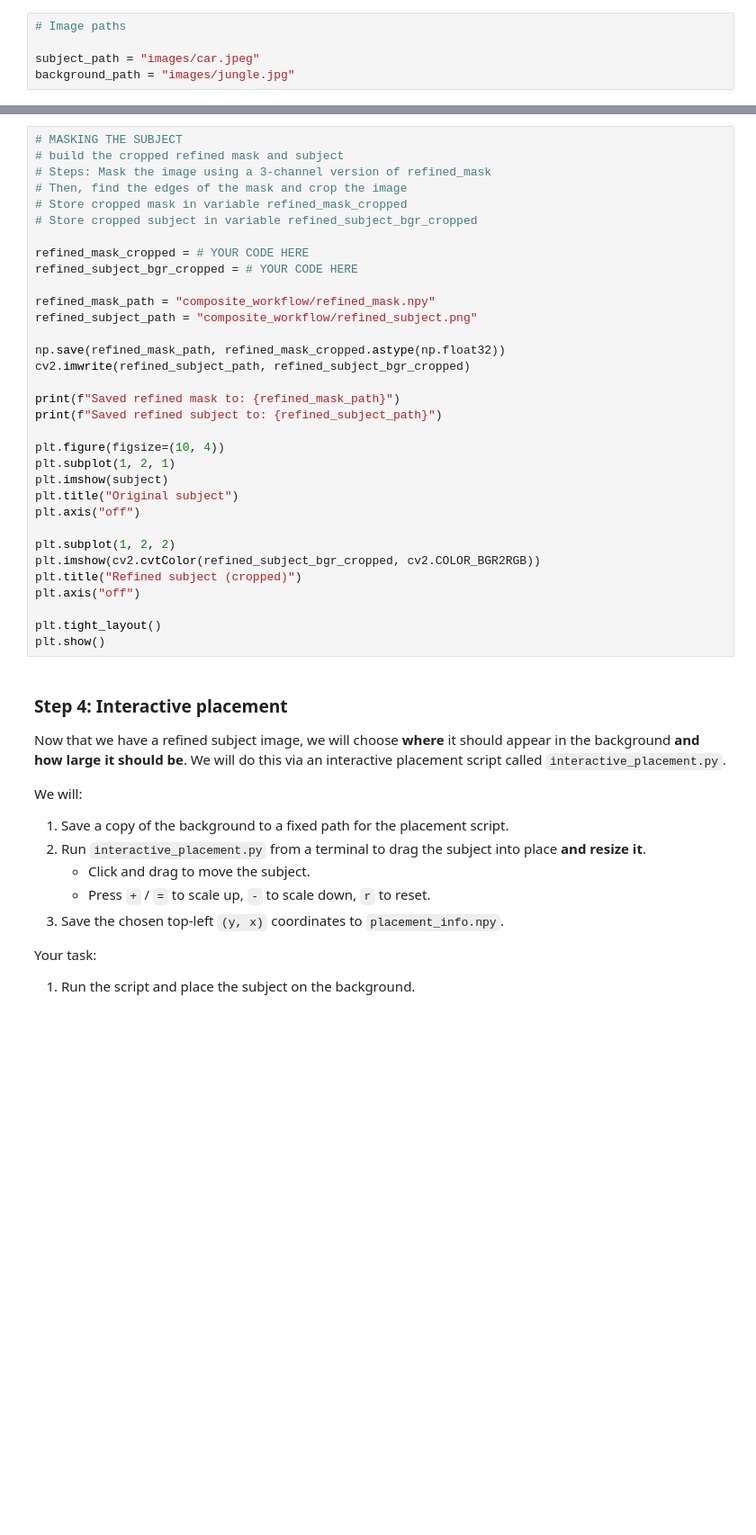
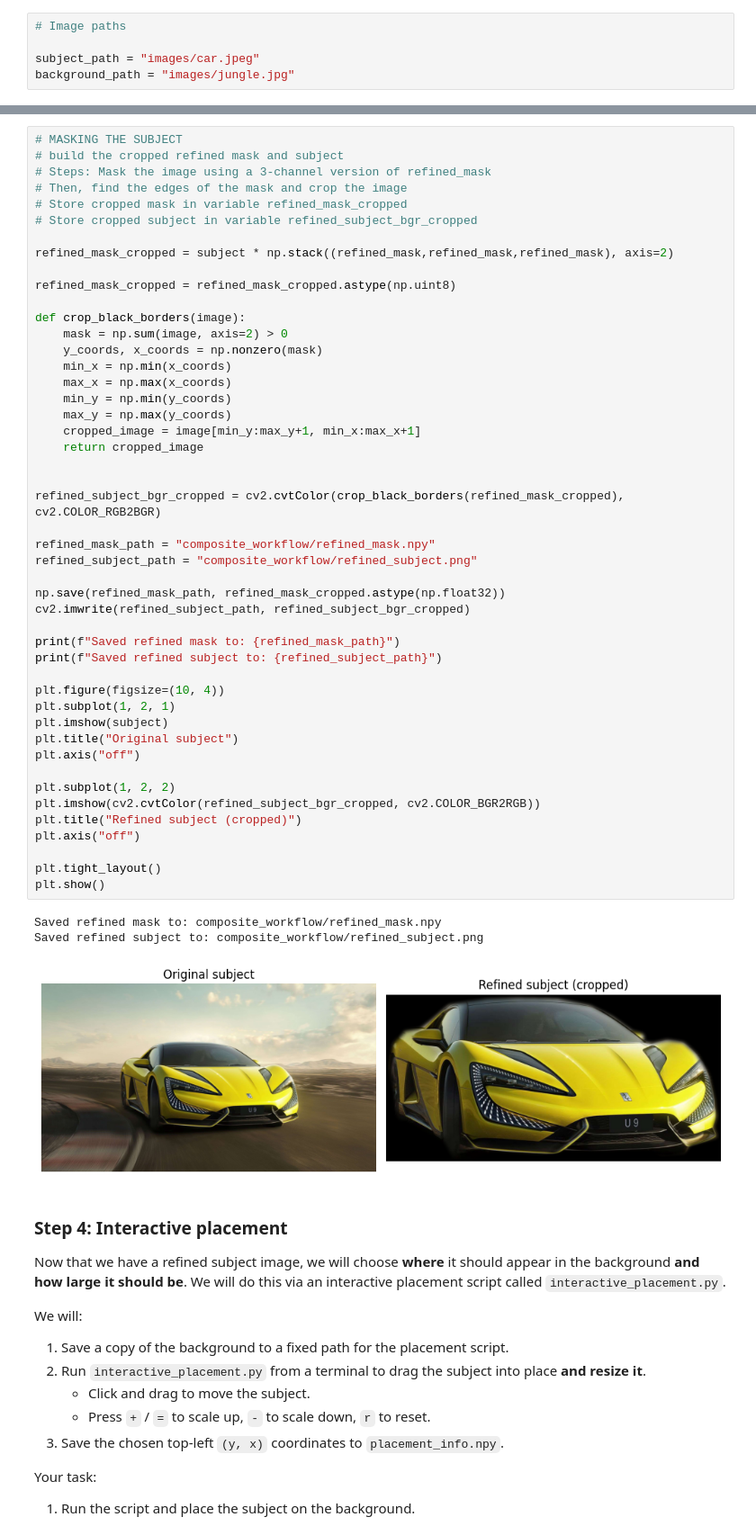
Before and after one commit to Vardan2009/Discover-Comp-Photo, a Jupyter notebook: 04-Composites/composite_tutorial.ipynb, the cells around one changed output, grey strips where cells are left out. Shown at 90% size. Saved outputs shown, nothing was run; the diff lists cells and outputs as text; blank space fills up the shorter version.

Commit message:
Composite

```diff
--- a/04-Composites/composite_tutorial.ipynb
+++ b/04-Composites/composite_tutorial.ipynb
@@ -148,35 +163,53 @@ plt.show()
 # MASKING THE SUBJECT
 # build the cropped refined mask and subject
 # Steps: Mask the image using a 3-channel version of refined_mask
 # Then, find the edges of the mask and crop the image
 # Store cropped mask in variable refined_mask_cropped
 # Store cropped subject in variable refined_subject_bgr_cropped
 
-refined_mask_cropped = # YOUR CODE HERE
-refined_subject_bgr_cropped = # YOUR CODE HERE
+refined_mask_cropped = subject * np.stack((refined_mask,refined_mask,refined_mask), axis=2)
+
+refined_mask_cropped = refined_mask_cropped.astype(np.uint8)
+
+def crop_black_borders(image):
+    mask = np.sum(image, axis=2) > 0
+    y_coords, x_coords = np.nonzero(mask)
+    min_x = np.min(x_coords)
+    max_x = np.max(x_coords)
+    min_y = np.min(y_coords)
+    max_y = np.max(y_coords)
+    cropped_image = image[min_y:max_y+1, min_x:max_x+1]
+    return cropped_image
+
+
+refined_subject_bgr_cropped = cv2.cvtColor(crop_black_borders(refined_mask_cropped), cv2.COLOR_RGB2BGR)
 
 refined_mask_path = "composite_workflow/refined_mask.npy"
 refined_subject_path = "composite_workflow/refined_subject.png"
 
 np.save(refined_mask_path, refined_mask_cropped.astype(np.float32))
 cv2.imwrite(refined_subject_path, refined_subject_bgr_cropped)
 
 print(f"Saved refined mask to: {refined_mask_path}")
 print(f"Saved refined subject to: {refined_subject_path}")
 
 plt.figure(figsize=(10, 4))
 plt.subplot(1, 2, 1)
 plt.imshow(subject)
 plt.title("Original subject")
 plt.axis("off")
 
 plt.subplot(1, 2, 2)
 plt.imshow(cv2.cvtColor(refined_subject_bgr_cropped, cv2.COLOR_BGR2RGB))
 plt.title("Refined subject (cropped)")
 plt.axis("off")
 
 plt.tight_layout()
 plt.show()
+# %% [output]
+Saved refined mask to: composite_workflow/refined_mask.npy
+Saved refined subject to: composite_workflow/refined_subject.png
+[figure, added]
 # %% [markdown]
 ### Step 4: Interactive placement
 
```
Also changed, not shown: parts of 8 cells of this notebook.
